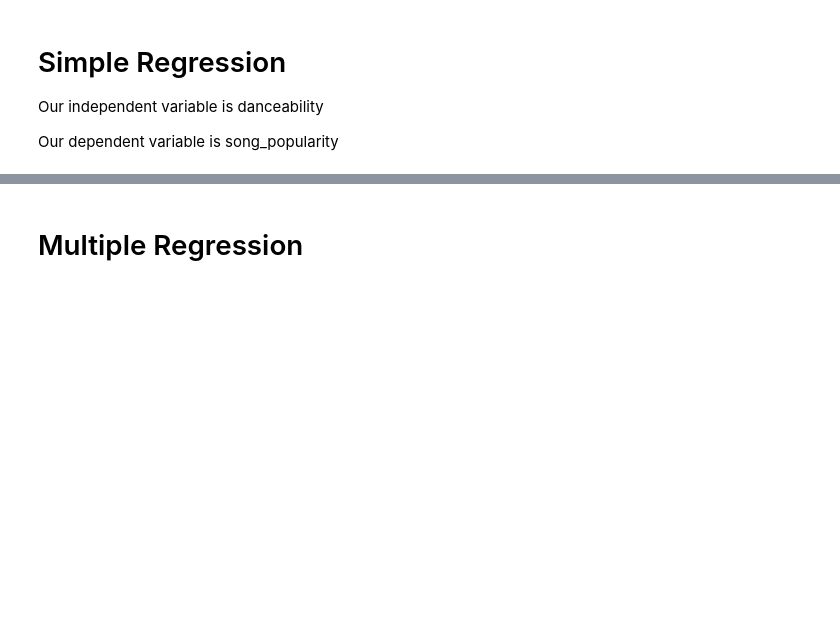
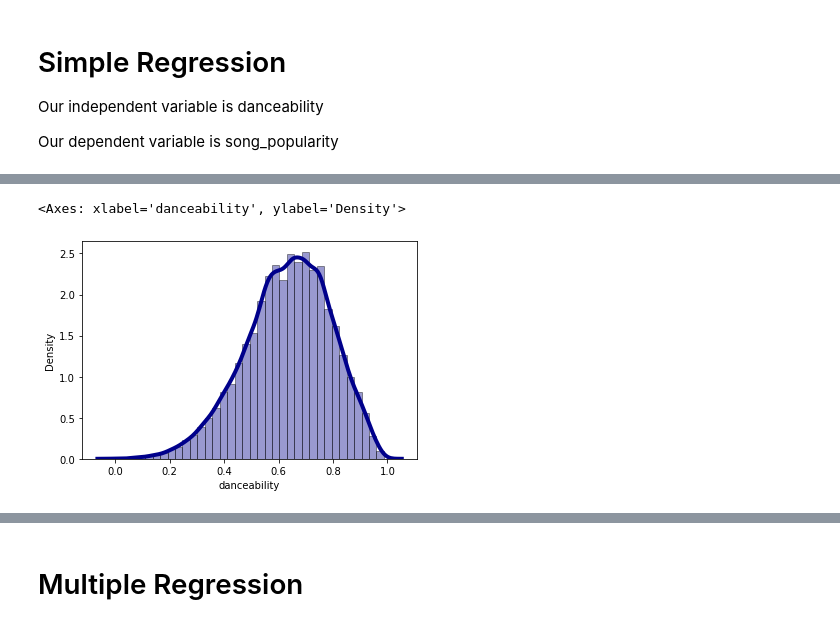
Before and after one commit to Viperxyzzz/Statistical-Learning-Models, a Jupyter notebook: proj1/regression.ipynb, the cells around one changed output, grey strips where cells are left out. Cells and saved outputs as stored; diff of their text form; code cells hidden in the pictures; blank space fills up the shorter version.

```diff
--- a/proj1/regression.ipynb
+++ b/proj1/regression.ipynb
@@ -27,0 +62,9 @@ simple_regr.fit(X, y)
+# %%
+import seaborn as sns
+sns.distplot(df['danceability'], hist=True, kde=True,
+             bins=int(180/5), color = 'darkblue',
+             hist_kws={'edgecolor':'black'},
+             kde_kws={'linewidth': 4})
+# %% [output]
+<Axes: xlabel='danceability', ylabel='Density'>
+[figure, added]
```
Also changed, not shown: parts of 10 cells of this notebook.
